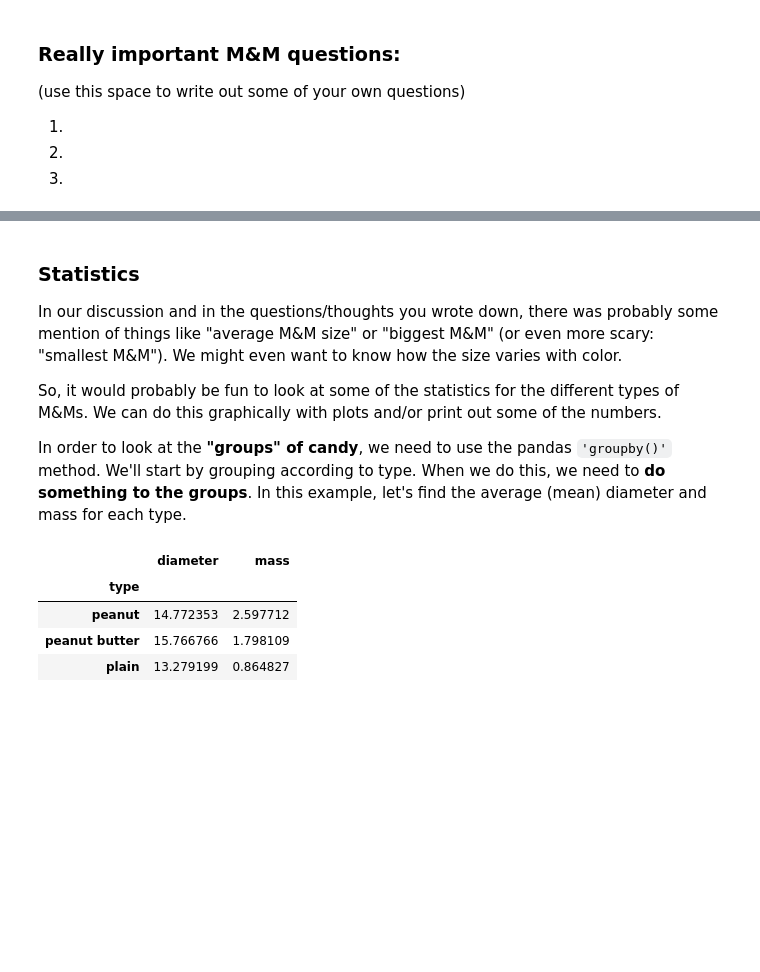
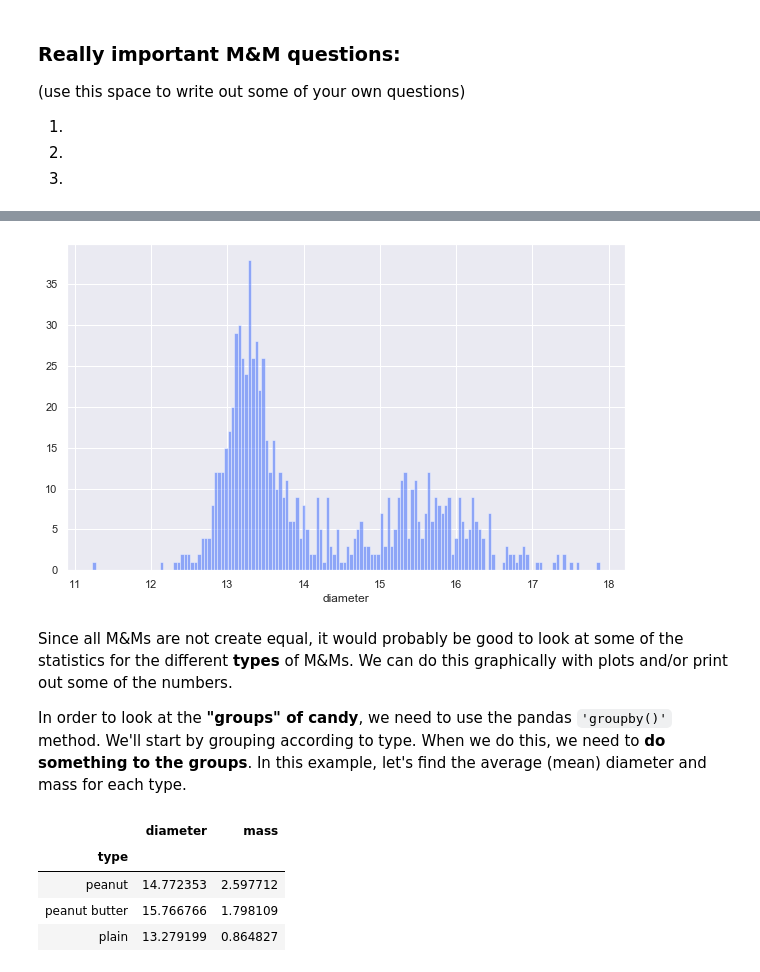
Before and after one commit to nwhoffman/ds_highschool_workshop, a Jupyter notebook: hs_workshop_week1.ipynb, the cells around one changed output, grey strips where cells are left out. Saved outputs shown, nothing was run; the diff lists cells and outputs as text; code cells hidden in the pictures; blank space fills up the shorter version.

```diff
--- a/hs_workshop_week1.ipynb
+++ b/hs_workshop_week1.ipynb
@@ -205,9 +248,11 @@ What's next? Have we come up with any questions we want to ask about our M&Ms? L
+# %%
+# Plot the histogram of weights
+
+sns.distplot(data.diameter, kde = False, bins = 150);
+# %% [output]
+[figure, added]
 # %% [markdown]
-### Statistics
-
-In our discussion and in the questions/thoughts you wrote down, there was probably some mention of things like "average M&M size" or "biggest M&M" (or even more scary: "smallest M&M"). We might even want to know how the size varies with color.
-
-So, it would probably be fun to look at some of the statistics for the different types of M&Ms. We can do this graphically with plots and/or print out some of the numbers.
+Since all M&Ms are not create equal, it would probably be good to look at some of the statistics for the different **types** of M&Ms. We can do this graphically with plots and/or print out some of the numbers.
 
 In order to look at the **"groups" of candy**, we need to use the pandas `'groupby()'` method. We'll start by grouping according to type. When we do this, we need to **do something to the groups**. In this example, let's find the average (mean) diameter and mass for each type.
 # %%
```
Also changed, not shown: parts of 20 cells of this notebook.
